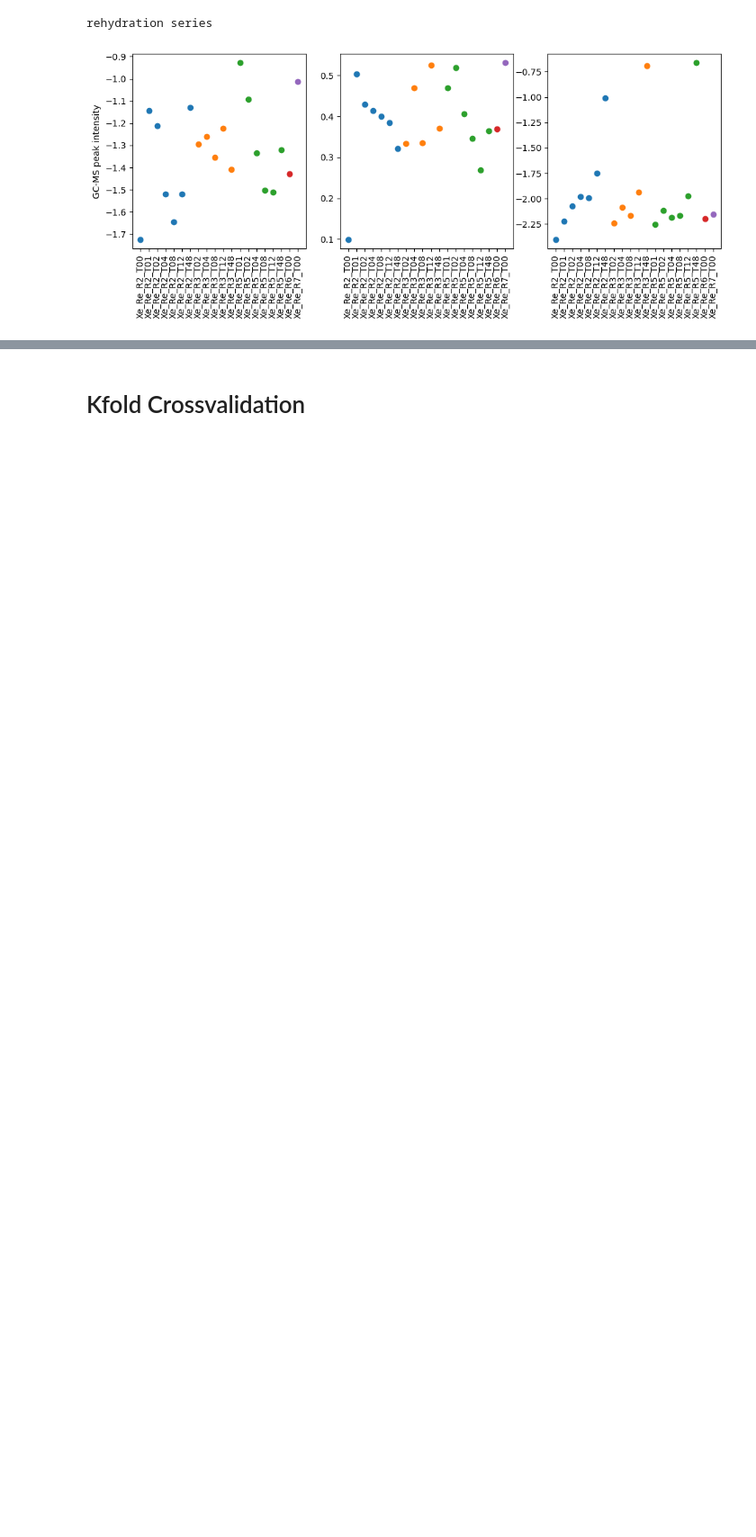
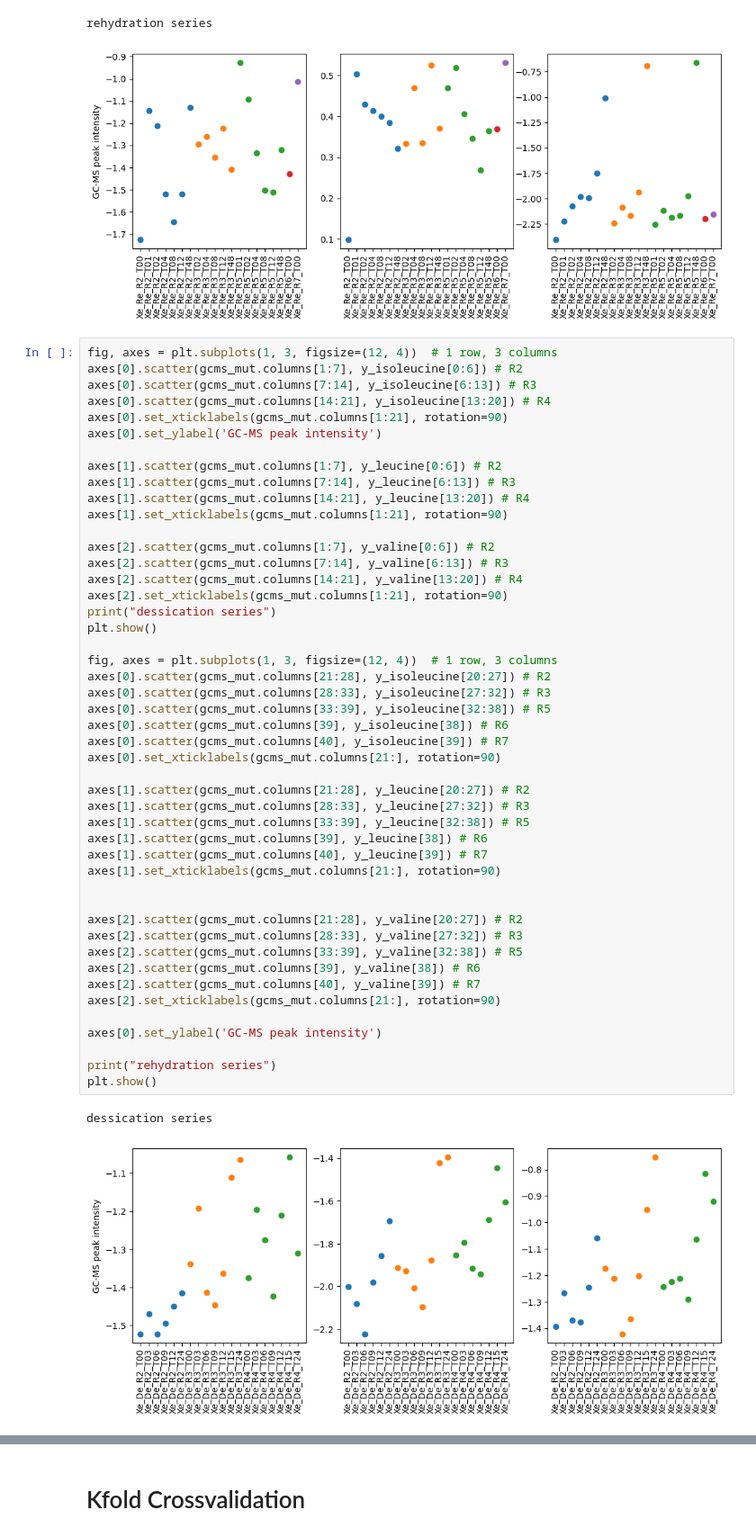
Before and after one commit to Yawkward/x.elegans, a Jupyter notebook: xelegans_lasso.ipynb, the cells around one changed output, grey strips where cells are left out. Shown: that part at 90% size. Cells and saved outputs as stored; diff of their text form; blank space fills up the shorter version.

```diff
--- a/xelegans_lasso.ipynb
+++ b/xelegans_lasso.ipynb
@@ -252,3 +305,53 @@ dessication series
 [figure]
 rehydration series
 [figure]
+# %%
+fig, axes = plt.subplots(1, 3, figsize=(12, 4))  # 1 row, 3 columns
+axes[0].scatter(gcms_mut.columns[1:7], y_isoleucine[0:6]) # R2
+axes[0].scatter(gcms_mut.columns[7:14], y_isoleucine[6:13]) # R3
+axes[0].scatter(gcms_mut.columns[14:21], y_isoleucine[13:20]) # R4
+axes[0].set_xticklabels(gcms_mut.columns[1:21], rotation=90)
+axes[0].set_ylabel('GC-MS peak intensity')
+
+axes[1].scatter(gcms_mut.columns[1:7], y_leucine[0:6]) # R2
+axes[1].scatter(gcms_mut.columns[7:14], y_leucine[6:13]) # R3
+axes[1].scatter(gcms_mut.columns[14:21], y_leucine[13:20]) # R4
+axes[1].set_xticklabels(gcms_mut.columns[1:21], rotation=90)
+
+axes[2].scatter(gcms_mut.columns[1:7], y_valine[0:6]) # R2
+axes[2].scatter(gcms_mut.columns[7:14], y_valine[6:13]) # R3
+axes[2].scatter(gcms_mut.columns[14:21], y_valine[13:20]) # R4
+axes[2].set_xticklabels(gcms_mut.columns[1:21], rotation=90)
+print("dessication series")
+plt.show()
+
+fig, axes = plt.subplots(1, 3, figsize=(12, 4))  # 1 row, 3 columns
+axes[0].scatter(gcms_mut.columns[21:28], y_isoleucine[20:27]) # R2
+axes[0].scatter(gcms_mut.columns[28:33], y_isoleucine[27:32]) # R3
+axes[0].scatter(gcms_mut.columns[33:39], y_isoleucine[32:38]) # R5
+axes[0].scatter(gcms_mut.columns[39], y_isoleucine[38]) # R6
+axes[0].scatter(gcms_mut.columns[40], y_isoleucine[39]) # R7
+axes[0].set_xticklabels(gcms_mut.columns[21:], rotation=90)
+
+axes[1].scatter(gcms_mut.columns[21:28], y_leucine[20:27]) # R2
+axes[1].scatter(gcms_mut.columns[28:33], y_leucine[27:32]) # R3
+axes[1].scatter(gcms_mut.columns[33:39], y_leucine[32:38]) # R5
+axes[1].scatter(gcms_mut.columns[39], y_leucine[38]) # R6
+axes[1].scatter(gcms_mut.columns[40], y_leucine[39]) # R7
+axes[1].set_xticklabels(gcms_mut.columns[21:], rotation=90)
+
+
+axes[2].scatter(gcms_mut.columns[21:28], y_valine[20:27]) # R2
+axes[2].scatter(gcms_mut.columns[28:33], y_valine[27:32]) # R3
+axes[2].scatter(gcms_mut.columns[33:39], y_valine[32:38]) # R5
+axes[2].scatter(gcms_mut.columns[39], y_valine[38]) # R6
+axes[2].scatter(gcms_mut.columns[40], y_valine[39]) # R7
+axes[2].set_xticklabels(gcms_mut.columns[21:], rotation=90)
+
+axes[0].set_ylabel('GC-MS peak intensity')
+
+print("rehydration series")
+plt.show()
+# %% [output]
+dessication series
+[figure, added]
```
Also changed, not shown: parts of 4 cells of this notebook.
